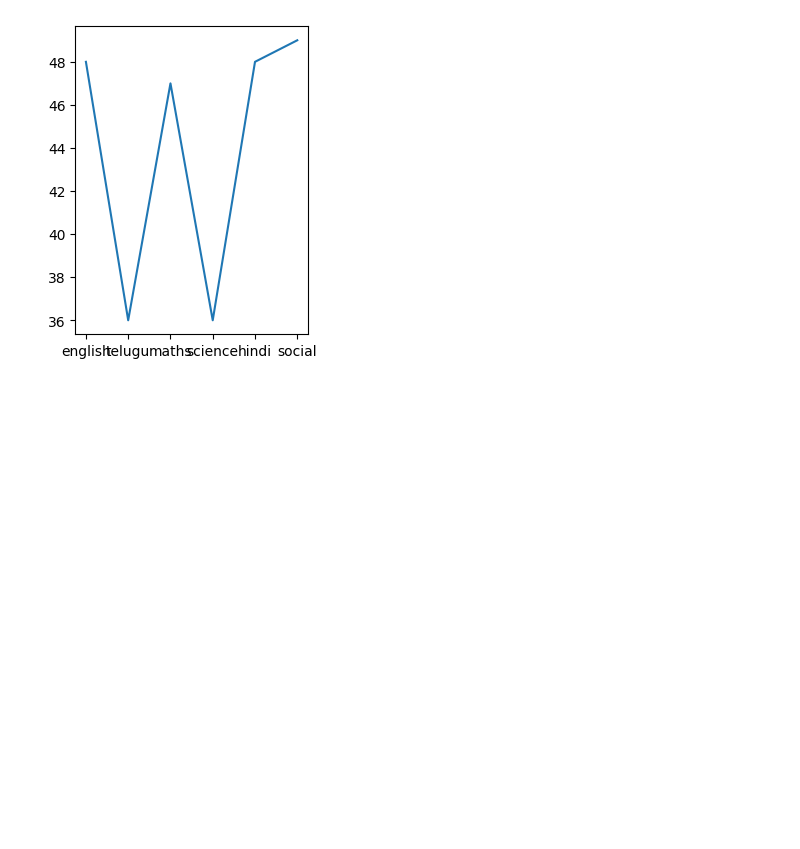
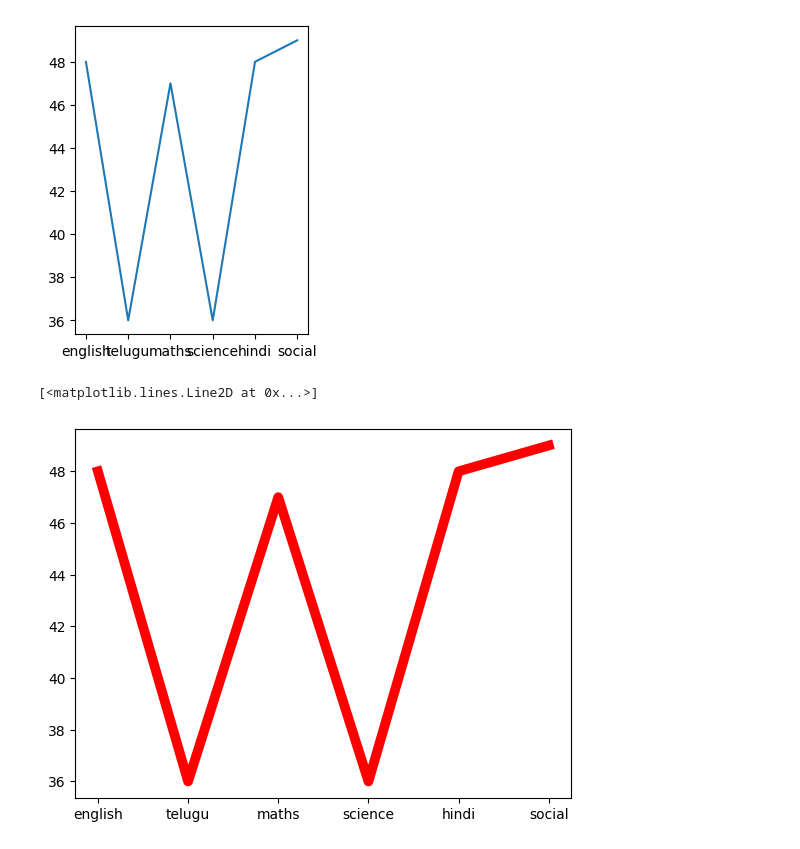
Before and after one commit to VyshnaviKarakatla/statistics-notebooks, a Jupyter notebook: _04_matplotlib.ipynb, the cells around one changed output. Cells and saved outputs as stored; diff of their text form; code cells hidden in the pictures; blank space fills up the shorter version.

```diff
--- a/_04_matplotlib.ipynb
+++ b/_04_matplotlib.ipynb
@@ -18,3 +18,8 @@ plt.plot(subjects,marks)
 # %% [output]
 [<matplotlib.lines.Line2D at 0x...>]
 [figure]
+# %%
+plt.plot(subjects,marks,color='red',linewidth=7)
+# %% [output]
+[<matplotlib.lines.Line2D at 0x...>]
+[figure, added]
```
Also changed, not shown: parts of 1 cell of this notebook.
